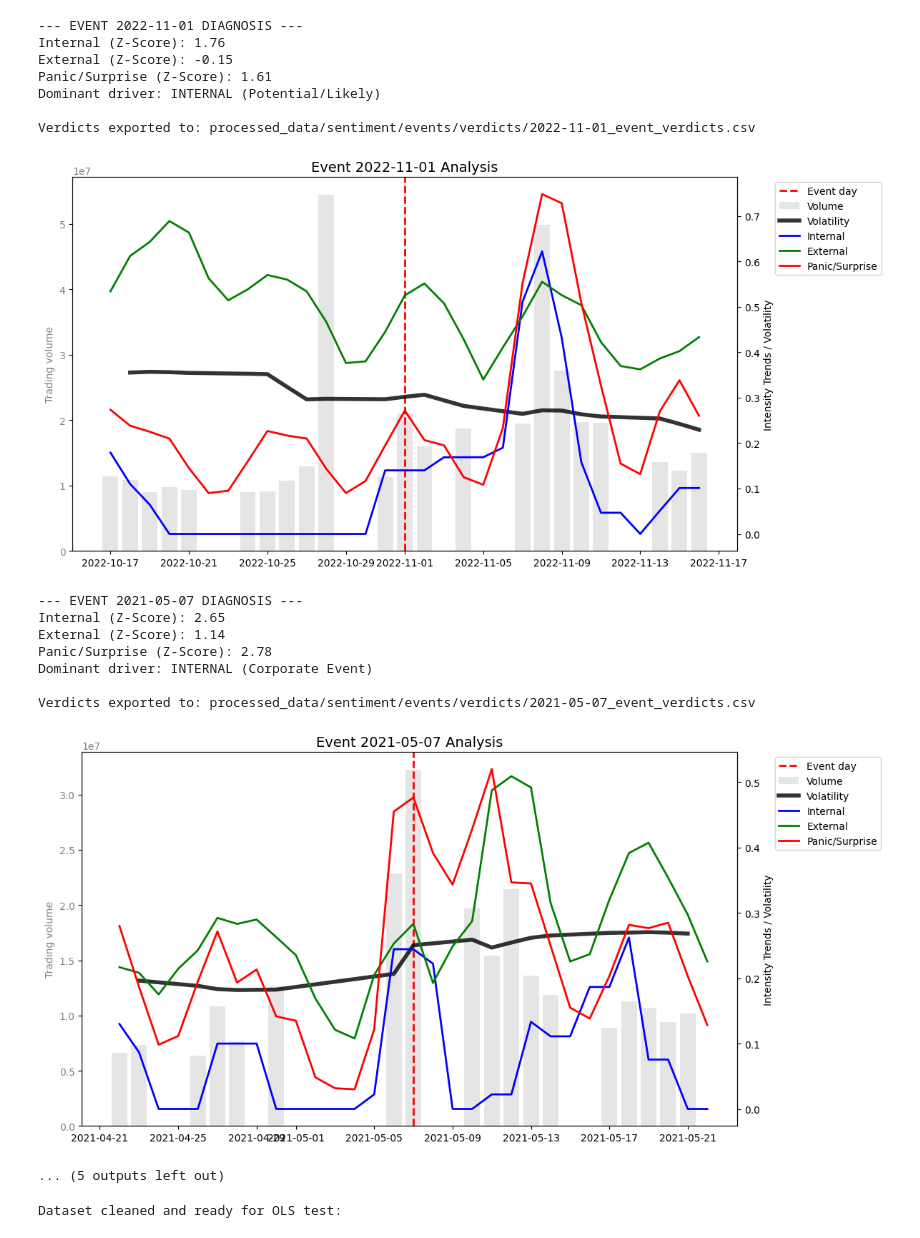
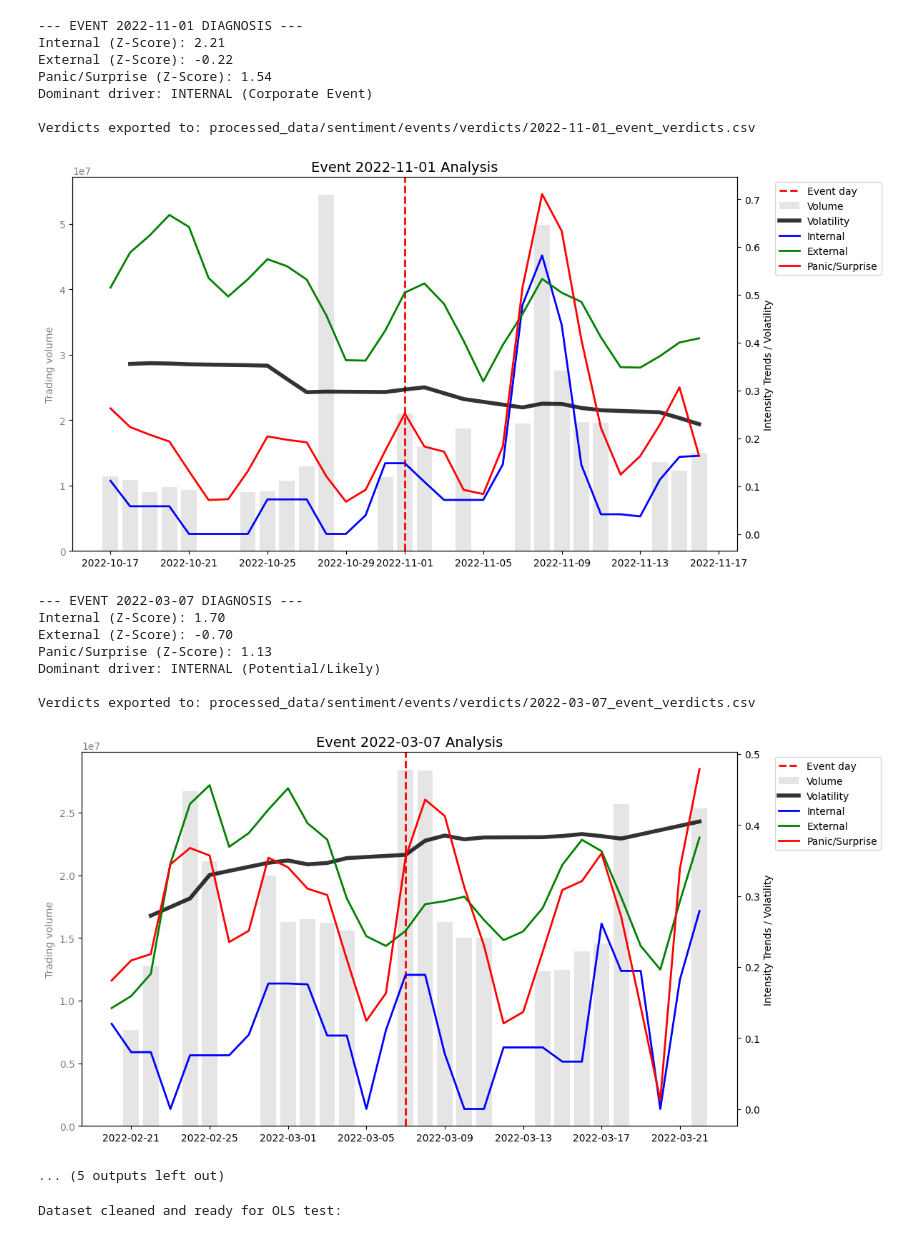
Before and after one commit to vivaso86/MakroMetriks-Insights, a Jupyter notebook: 02_sentiment_modeling.ipynb, the cells around one changed output. Cells and saved outputs as stored; diff of their text form; code cells hidden in the pictures.

```diff
--- a/02_sentiment_modeling.ipynb
+++ b/02_sentiment_modeling.ipynb
@@ -15,22 +15,19 @@ importlib.reload(alt)
 importlib.reload(ana)
 
 #Selected OLS error dates
-ols_errors_top7 = {
-    "2023-02-06": 0.067622,
-    "2022-06-22": 0.063127,
-    "2022-03-22": 0.045760,
-    "2022-06-20": 0.044807,
-    "2022-11-01": 0.044487,
-    "2021-05-07": 0.040835,
-    "2022-03-07": 0.040714
-}
+sector_name = "all_commodities"
+top_errors_path = f"processed_data/comm_analysis/{sector_name}/model_results/{sector_name}_top_errors.csv"
+df_errors = pd.read_csv(top_errors_path,header=None,index_col=0,skiprows=1)
+df_errors.index = pd.to_datetime(df_errors.index).strftime('%Y-%m-%d')
+ols_errors_top7 = df_errors.iloc[:, 0].to_dict()
+
 #Keywords and trends config
 pytrends_connection = TrendReq(hl='ja-JP', tz=540)
 jp_int_kw = ["8058", "三菱商事 決算", "三菱商事 配当"]
 jp_ext_kw = ["ウクライナ 情勢", "天然ガス", "インフレ", "円安", "利上げ"]
 jp_panic_kw = ["三菱商事 株価 掲示板", "三菱商事 株価"]
 
-# # #Keyword and vol donwloader (Only uncomment if dataset required)
+# # Keyword and vol donwloader (Only uncomment if dataset required)
 # internal_meter = alt.trend_extractor(ols_errors_top7,pytrends_connection,jp_int_kw,"JP",1, "jp_int_kw")
 # external_meter = alt.trend_extractor(ols_errors_top7,pytrends_connection,jp_ext_kw,"JP",1, "jp_ext_kw")
 # panic_meter = alt.trend_extractor(ols_errors_top7,pytrends_connection,jp_panic_kw,"JP",1, "jp_panic_kw")
@@ -111,19 +108,19 @@ Verdicts exported to: processed_data/sentiment/events/verdicts/2022-06-20_event_
 --- EVENT 2022-11-01 DIAGNOSIS ---
-Internal (Z-Score): 1.76
-External (Z-Score): -0.15
-Panic/Surprise (Z-Score): 1.61
-Dominant driver: INTERNAL (Potential/Likely)
+Internal (Z-Score): 2.21
+External (Z-Score): -0.22
+Panic/Surprise (Z-Score): 1.54
+Dominant driver: INTERNAL (Corporate Event)
 
 Verdicts exported to: processed_data/sentiment/events/verdicts/2022-11-01_event_verdicts.csv
-[figure, old version]
+[figure, new version]
---- EVENT 2021-05-07 DIAGNOSIS ---
-Internal (Z-Score): 2.65
-External (Z-Score): 1.14
-Panic/Surprise (Z-Score): 2.78
-Dominant driver: INTERNAL (Corporate Event)
+--- EVENT 2022-03-07 DIAGNOSIS ---
+Internal (Z-Score): 1.70
+External (Z-Score): -0.70
+Panic/Surprise (Z-Score): 1.13
+Dominant driver: INTERNAL (Potential/Likely)
 
-Verdicts exported to: processed_data/sentiment/events/verdicts/2021-05-07_event_verdicts.csv
+Verdicts exported to: processed_data/sentiment/events/verdicts/2022-03-07_event_verdicts.csv
-[figure, old version]
+[figure, new version]
 ... (5 outputs left out)
 # %%
 import pandas as pd
```
Also changed, not shown: parts of 2 cells of this notebook, 29 other files.
